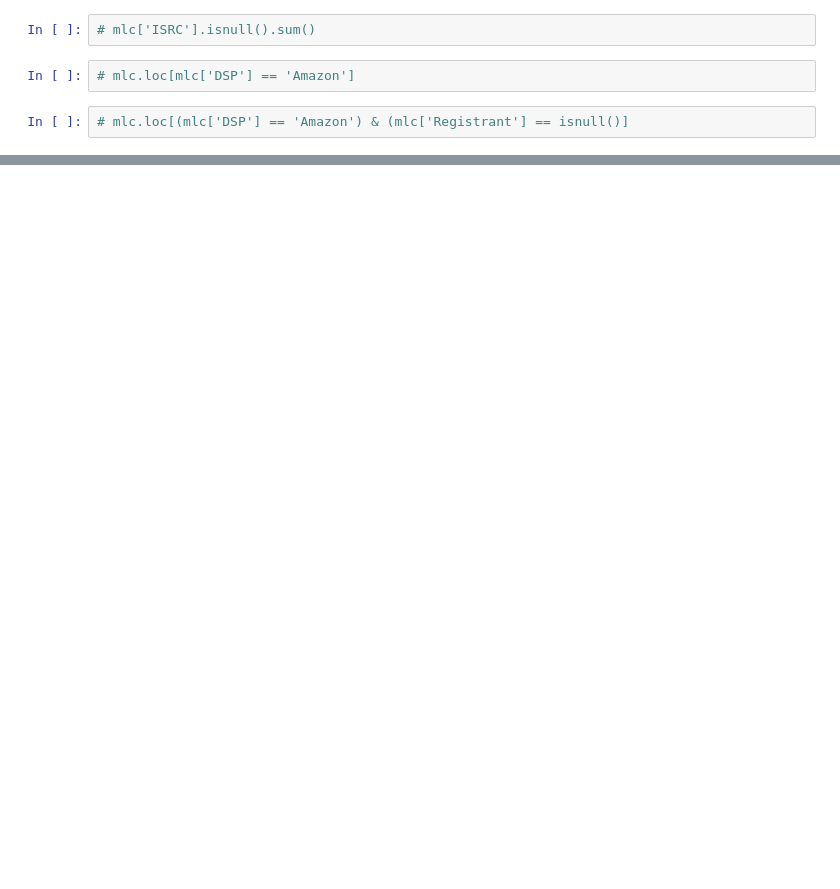
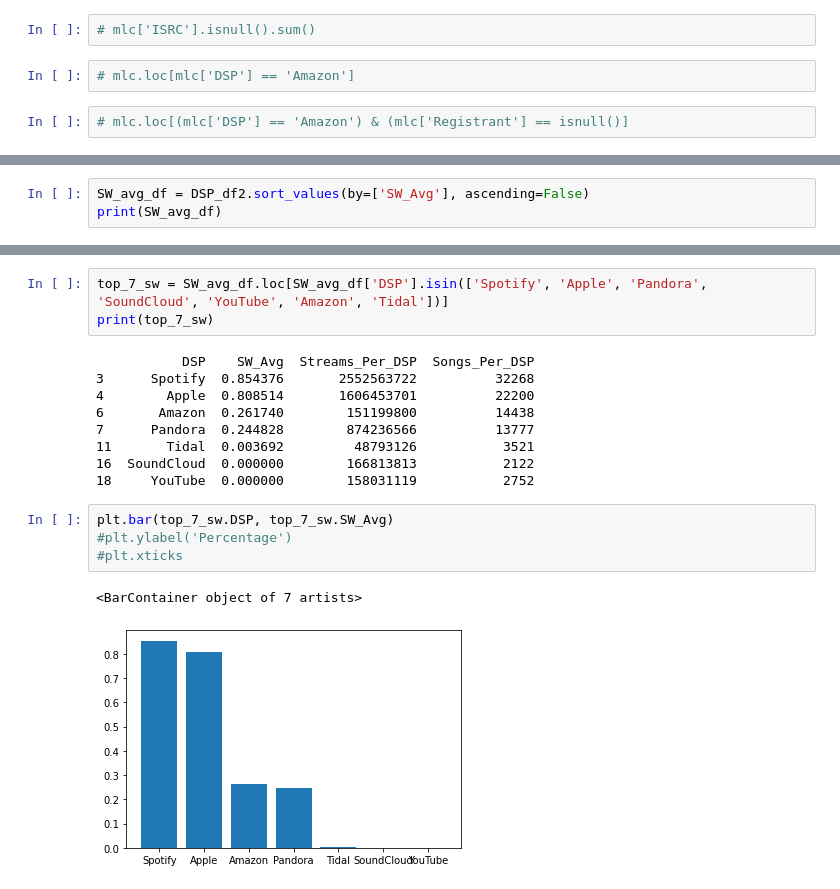
Before and after one commit to NSS-Data-Analytics-Cohort-6/mlc-project-nan-nagini, a Jupyter notebook: Notebooks/mlc_python_proj.ipynb, the cells around one changed output, grey strips where cells are left out. Saved outputs shown, nothing was run; the diff lists cells and outputs as text; blank space fills up the shorter version.

```diff
--- a/Notebooks/mlc_python_proj.ipynb
+++ b/Notebooks/mlc_python_proj.ipynb
@@ -242,0 +279,3 @@ print(DSP_df2)
+# %%
+SW_avg_df = DSP_df2.sort_values(by=['SW_Avg'], ascending=False)
+print(SW_avg_df)
@@ -242,0 +300,19 @@ print(DSP_df2)
+# %%
+top_7_sw = SW_avg_df.loc[SW_avg_df['DSP'].isin(['Spotify', 'Apple', 'Pandora', 'SoundCloud', 'YouTube', 'Amazon', 'Tidal'])]
+print(top_7_sw)
+# %% [output]
+           DSP    SW_Avg  Streams_Per_DSP  Songs_Per_DSP
+3      Spotify  0.854376       2552563722          32268
+4        Apple  0.808514       1606453701          22200
+6       Amazon  0.261740        151199800          14438
+7      Pandora  0.244828        874236566          13777
+11       Tidal  0.003692         48793126           3521
+16  SoundCloud  0.000000        166813813           2122
+18     YouTube  0.000000        158031119           2752
+# %%
+plt.bar(top_7_sw.DSP, top_7_sw.SW_Avg)
+#plt.ylabel('Percentage')
+#plt.xticks
+# %% [output]
+<BarContainer object of 7 artists>
+[figure, added]
```
Also changed, not shown: parts of 26 cells of this notebook.
